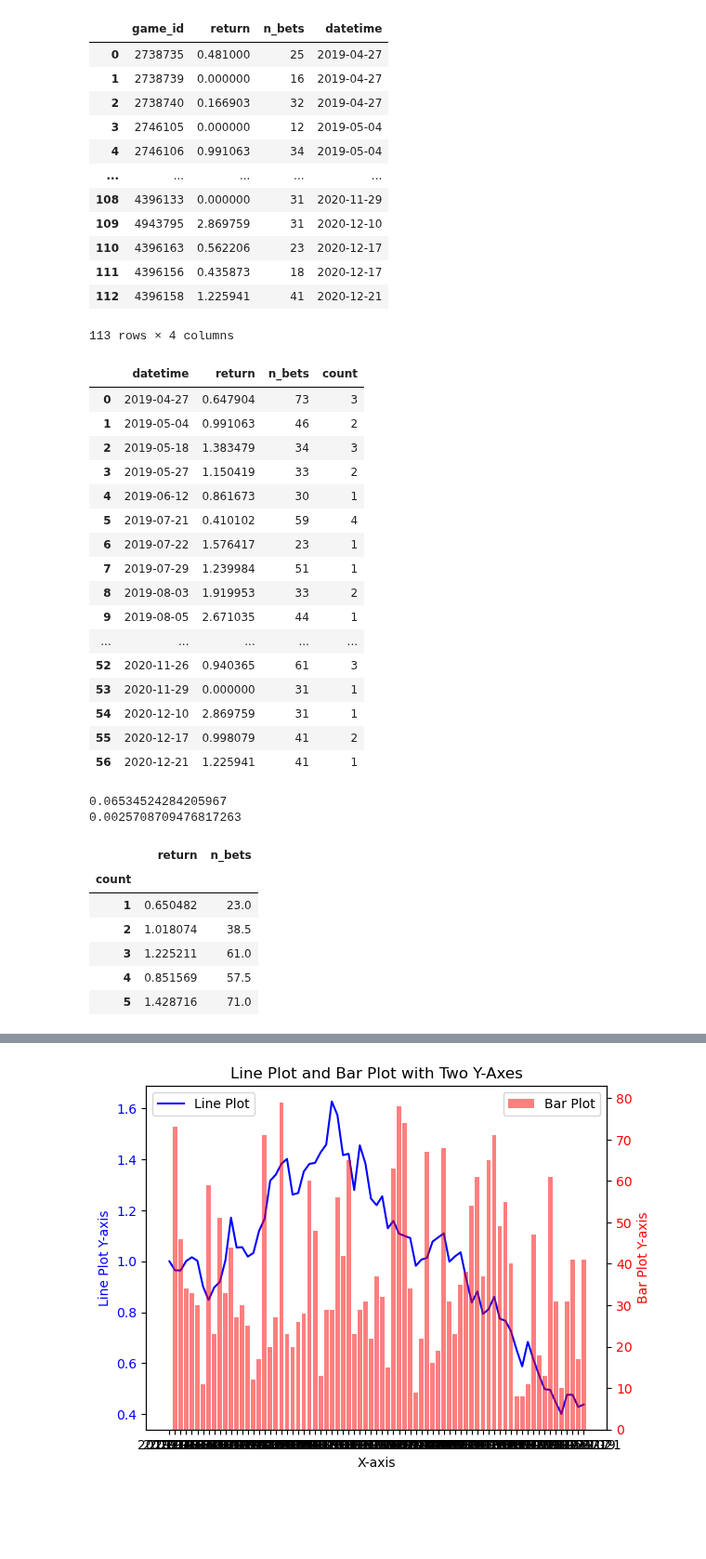
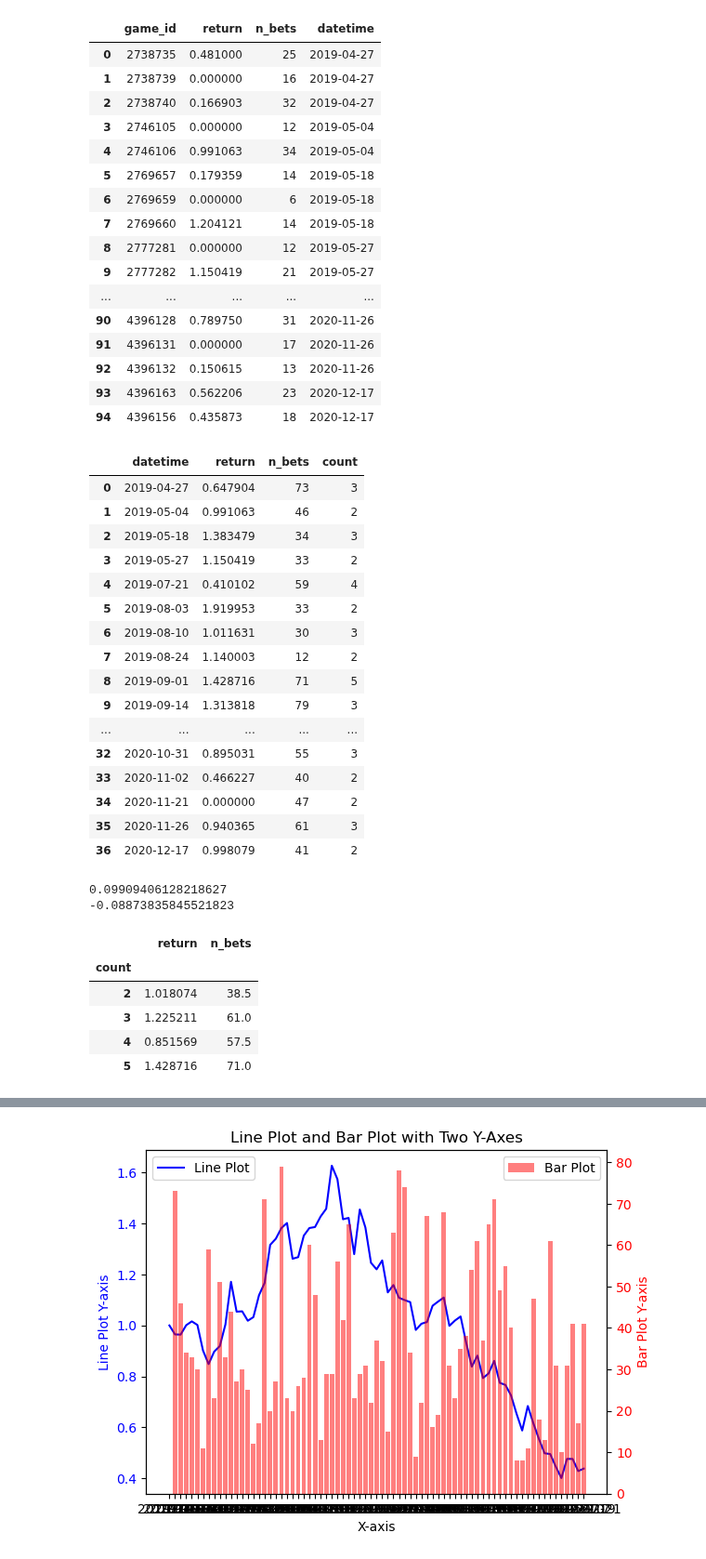
Before and after one commit to MarcosAugusto47/soccer-betting-strategy, a Jupyter notebook: plot.ipynb, the cells around one changed output, grey strips where cells are left out. Shown at 93% size. Drawn from its saved outputs; the diff is of its cells as text; code cells hidden in the pictures; blank space fills up the shorter version.

```diff
--- a/plot.ipynb
+++ b/plot.ipynb
@@ -4,34 +4,38 @@ import pandas as pd
 pd.set_option('display.max_rows', 100)
 # %%
 #track_record = pd.read_csv('track_record_count_150_powell_01.csv')
-track_record = pd.read_csv('track_record_count_200_powell_01_onlydates_with_bets_between80-20.csv')
+track_record = pd.read_csv('track_record_count_200_powell_01_onlydates_with_bets_between80-20_all_time_serie.csv')
 
 #track_record['return2'] = track_record['return'].shift(fill_value=0)-1
 #track_record['return2'] = track_record['return'] - 1
 #track_record['return3'] = track_record['return'] + track_record['return'].shift(fill_value=0)-1
 #track_record['return3'] = track_record['return'] + track_record['return'].shift(fill_value=0)-1
 #track_record['return4'] = track_record['return2'].cumsum()
 
 set_inital = pd.DataFrame({'game_id': ["0000000"], "return": [1]})
 
 #track_record = pd.concat([set_inital, track_record]).reset_index(drop=True)
 #track_record['stake'] = track_record['return'].shift(fill_value=1)
 #track_record['return_shifted'] = track_record['return'].shift(periods=-1)
 track_record
 # %% [output]
 |  | game_id | return | n_bets | datetime |
 | 0 | 2738735 | 0.481000 | 25 | 2019-04-27 |
 | 1 | 2738739 | 0.000000 | 16 | 2019-04-27 |
 | 2 | 2738740 | 0.166903 | 32 | 2019-04-27 |
 | 3 | 2746105 | 0.000000 | 12 | 2019-05-04 |
 | 4 | 2746106 | 0.991063 | 34 | 2019-05-04 |
+| 5 | 2769657 | 0.179359 | 14 | 2019-05-18 |
+| 6 | 2769659 | 0.000000 | 6 | 2019-05-18 |
+| 7 | 2769660 | 1.204121 | 14 | 2019-05-18 |
+| 8 | 2777281 | 0.000000 | 12 | 2019-05-27 |
+| 9 | 2777282 | 1.150419 | 21 | 2019-05-27 |
 | ... | ... | ... | ... | ... |
-| 108 | 4396133 | 0.000000 | 31 | 2020-11-29 |
-| 109 | 4943795 | 2.869759 | 31 | 2020-12-10 |
-| 110 | 4396163 | 0.562206 | 23 | 2020-12-17 |
-| 111 | 4396156 | 0.435873 | 18 | 2020-12-17 |
-| 112 | 4396158 | 1.225941 | 41 | 2020-12-21 |
+| 90 | 4396128 | 0.789750 | 31 | 2020-11-26 |
+| 91 | 4396131 | 0.000000 | 17 | 2020-11-26 |
+| 92 | 4396132 | 0.150615 | 13 | 2020-11-26 |
+| 93 | 4396163 | 0.562206 | 23 | 2020-12-17 |
+| 94 | 4396156 | 0.435873 | 18 | 2020-12-17 |
-113 rows × 4 columns
 # %%
 count_col = track_record.groupby(['datetime']).count().reset_index()['game_id']
 # %%
@@ -45,30 +49,29 @@ track_record
 | 1 | 2019-05-04 | 0.991063 | 46 | 2 |
 | 2 | 2019-05-18 | 1.383479 | 34 | 3 |
 | 3 | 2019-05-27 | 1.150419 | 33 | 2 |
-| 4 | 2019-06-12 | 0.861673 | 30 | 1 |
-| 5 | 2019-07-21 | 0.410102 | 59 | 4 |
-| 6 | 2019-07-22 | 1.576417 | 23 | 1 |
-| 7 | 2019-07-29 | 1.239984 | 51 | 1 |
-| 8 | 2019-08-03 | 1.919953 | 33 | 2 |
-| 9 | 2019-08-05 | 2.671035 | 44 | 1 |
+| 4 | 2019-07-21 | 0.410102 | 59 | 4 |
+| 5 | 2019-08-03 | 1.919953 | 33 | 2 |
+| 6 | 2019-08-10 | 1.011631 | 30 | 3 |
+| 7 | 2019-08-24 | 1.140003 | 12 | 2 |
+| 8 | 2019-09-01 | 1.428716 | 71 | 5 |
+| 9 | 2019-09-14 | 1.313818 | 79 | 3 |
 | ... | ... | ... | ... | ... |
-| 52 | 2020-11-26 | 0.940365 | 61 | 3 |
-| 53 | 2020-11-29 | 0.000000 | 31 | 1 |
-| 54 | 2020-12-10 | 2.869759 | 31 | 1 |
-| 55 | 2020-12-17 | 0.998079 | 41 | 2 |
-| 56 | 2020-12-21 | 1.225941 | 41 | 1 |
+| 32 | 2020-10-31 | 0.895031 | 55 | 3 |
+| 33 | 2020-11-02 | 0.466227 | 40 | 2 |
+| 34 | 2020-11-21 | 0.000000 | 47 | 2 |
+| 35 | 2020-11-26 | 0.940365 | 61 | 3 |
+| 36 | 2020-12-17 | 0.998079 | 41 | 2 |
 # %%
 print(track_record['return'].corr(track_record['count'], method='kendall'))
 print(track_record['return'].corr(track_record['n_bets'],))
 # %% [output]
-0.06534524284205967
-0.0025708709476817263
+0.09909406128218627
+-0.08873835845521823
 # %%
 track_record.groupby(['count']).median() # lower count and lower n_bets implies lower returns?
 # %% [output]
 |  | return | n_bets |
 | count |  |  |
-| 1 | 0.650482 | 23.0 |
 | 2 | 1.018074 | 38.5 |
 | 3 | 1.225211 | 61.0 |
 | 4 | 0.851569 | 57.5 |
```
Also changed, not shown: parts of 4 cells of this notebook, 5 other files.
